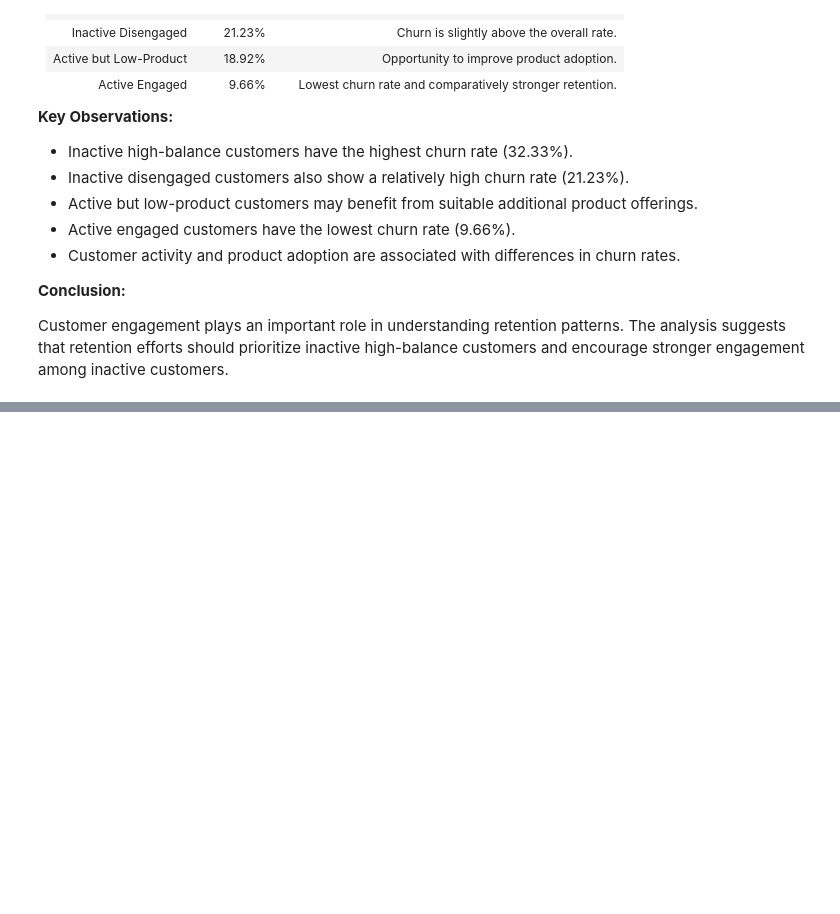
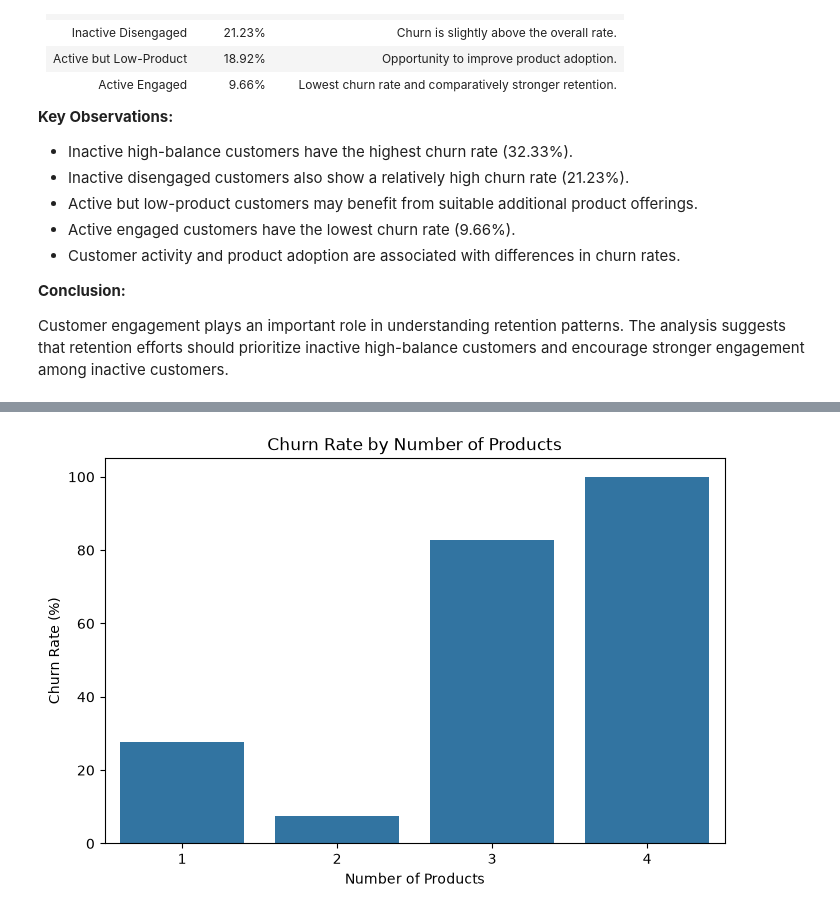
Before and after one commit to Dvnsh-coder/Customer-retention-analysis, a Jupyter notebook: notebooks/01_data_understanding.ipynb, the cells around one changed output, grey strips where cells are left out. Saved outputs shown, nothing was run; the diff lists cells and outputs as text; code cells hidden in the pictures; blank space fills up the shorter version.

```diff
--- a/notebooks/01_data_understanding.ipynb
+++ b/notebooks/01_data_understanding.ipynb
@@ -915,0 +947,10 @@ Customer engagement plays an important role in understanding retention patterns.
+# %%
+product_churn = df.groupby("NumOfProducts").agg(
+    Total_Customers=("CustomerId", "count"),
+    Exited_Customers=("Exited", "sum"),
+    Churn_Rate=("Exited", "mean")
+)
+
+product_churn["Churn_Rate"] *= 100
+
+product_churn
@@ -915,0 +964,16 @@ Customer engagement plays an important role in understanding retention patterns.
+# %%
+plt.figure(figsize=(8, 5))
+
+sns.barplot(
+    data=product_churn.reset_index(),
+    x="NumOfProducts",
+    y="Churn_Rate"
+)
+
+plt.title("Churn Rate by Number of Products")
+plt.xlabel("Number of Products")
+plt.ylabel("Churn Rate (%)")
+
+plt.show()
+# %% [output]
+[figure, added]
```
Also changed, not shown: parts of 13 cells of this notebook.
